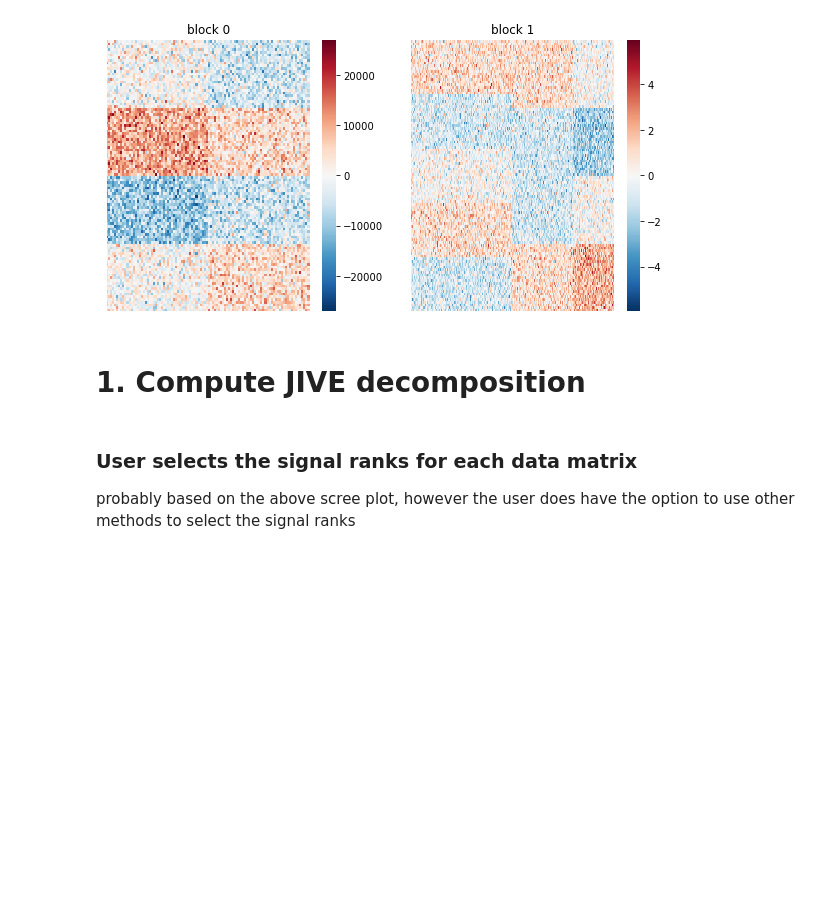
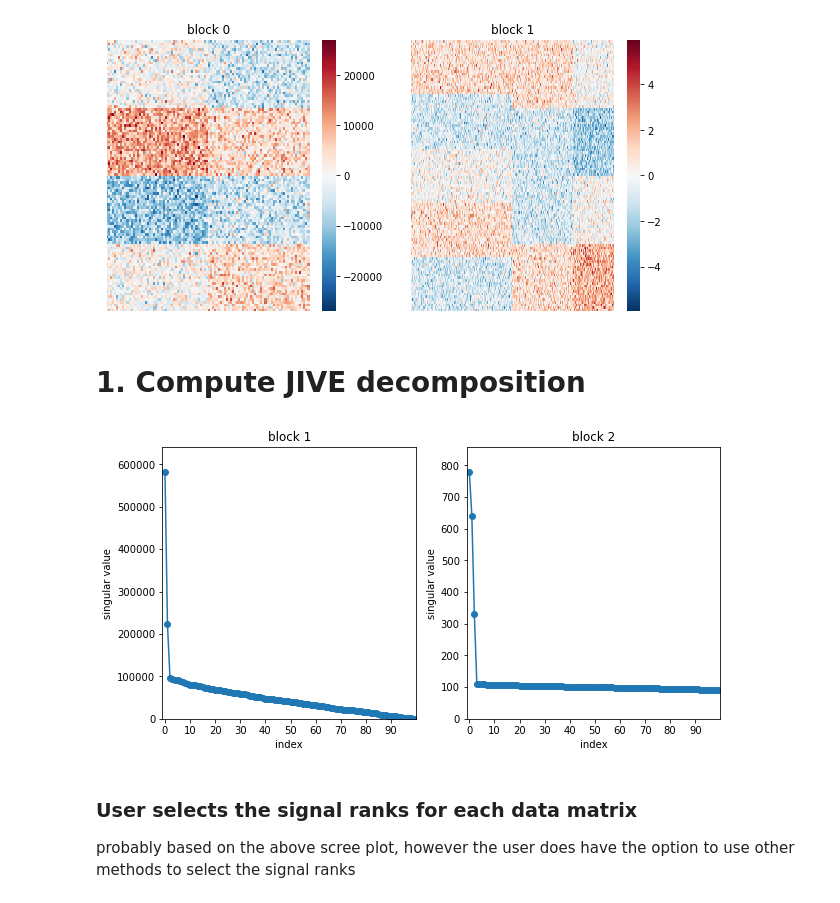
Before and after one commit to idc9/py_jive, a Jupyter notebook: doc/jive_demo.ipynb, the cells around one changed output. Saved outputs shown, nothing was run; the diff lists cells and outputs as text; code cells hidden in the pictures; blank space fills up the shorter version.

```diff
--- a/doc/jive_demo.ipynb
+++ b/doc/jive_demo.ipynb
@@ -43,3 +31,14 @@ jive.scree_plots()
+# %%
+# initialize JIVE
+jive = Jive(blocks)
+
+# compute initial SVD
+jive.compute_initial_svd()
+
+# scree plot to select initial signal rank
+jive.scree_plots()
+# %% [output]
+[figure, added]
 # %% [markdown]
 ### User selects the signal ranks for each data matrix
 
```
Also changed, not shown: parts of 22 cells of this notebook, 6 other files.
